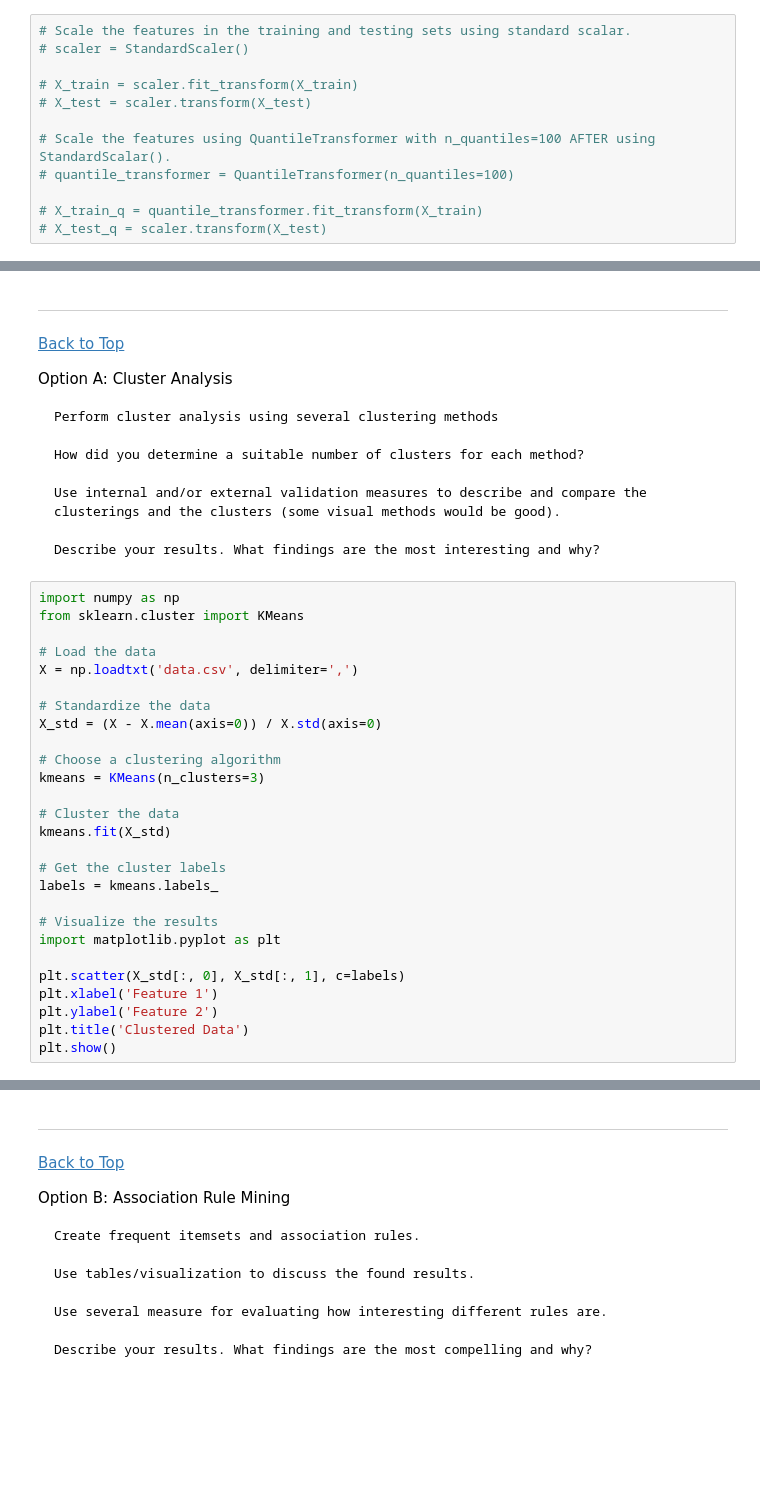
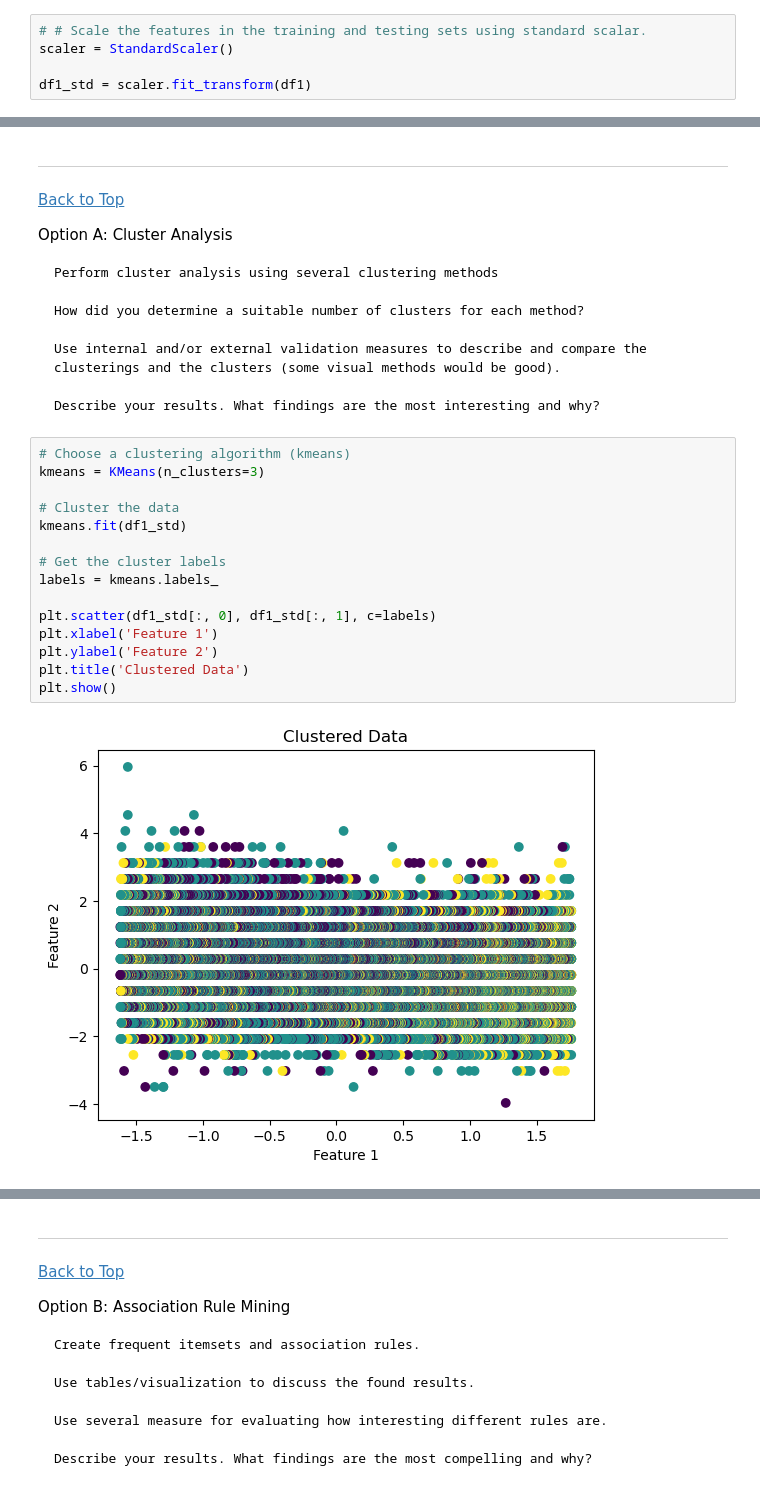
Before and after one commit to Mcusac/OnlineNewsPopML, a Jupyter notebook: 3 - Clustering, Association Rules, or Recommenders/Clustering(Matt).ipynb, the cells around one changed output, grey strips where cells are left out. Cells and saved outputs as stored; diff of their text form; blank space fills up the shorter version.

Commit message:
added clustering methods

```diff
--- a/3 - Clustering, Association Rules, or Recommenders/Clustering(Matt).ipynb
+++ b/3 - Clustering, Association Rules, or Recommenders/Clustering(Matt).ipynb
@@ -55,12 +104,5 @@ To Do:
 # %%
-# Scale the features in the training and testing sets using standard scalar.
-# scaler = StandardScaler()
+# # Scale the features in the training and testing sets using standard scalar.
+scaler = StandardScaler()
 
-# X_train = scaler.fit_transform(X_train)
-# X_test = scaler.transform(X_test)
-
-# Scale the features using QuantileTransformer with n_quantiles=100 AFTER using StandardScalar().
-# quantile_transformer = QuantileTransformer(n_quantiles=100)
-
-# X_train_q = quantile_transformer.fit_transform(X_train)
-# X_test_q = scaler.transform(X_test)
+df1_std = scaler.fit_transform(df1)
@@ -139,29 +165,19 @@ Option A: Cluster Analysis
 
     Describe your results. What findings are the most interesting and why?
 # %%
-import numpy as np
-from sklearn.cluster import KMeans
-
-# Load the data
-X = np.loadtxt('data.csv', delimiter=',')
-
-# Standardize the data
-X_std = (X - X.mean(axis=0)) / X.std(axis=0)
-
-# Choose a clustering algorithm
+# Choose a clustering algorithm (kmeans)
 kmeans = KMeans(n_clusters=3)
 
 # Cluster the data
-kmeans.fit(X_std)
+kmeans.fit(df1_std)
 
 # Get the cluster labels
 labels = kmeans.labels_
 
-# Visualize the results
-import matplotlib.pyplot as plt
-
-plt.scatter(X_std[:, 0], X_std[:, 1], c=labels)
+plt.scatter(df1_std[:, 0], df1_std[:, 1], c=labels)
 plt.xlabel('Feature 1')
 plt.ylabel('Feature 2')
 plt.title('Clustered Data')
 plt.show()
+# %% [output]
+[figure, added]
```
Also changed, not shown: parts of 17 cells of this notebook, 2 other files.
